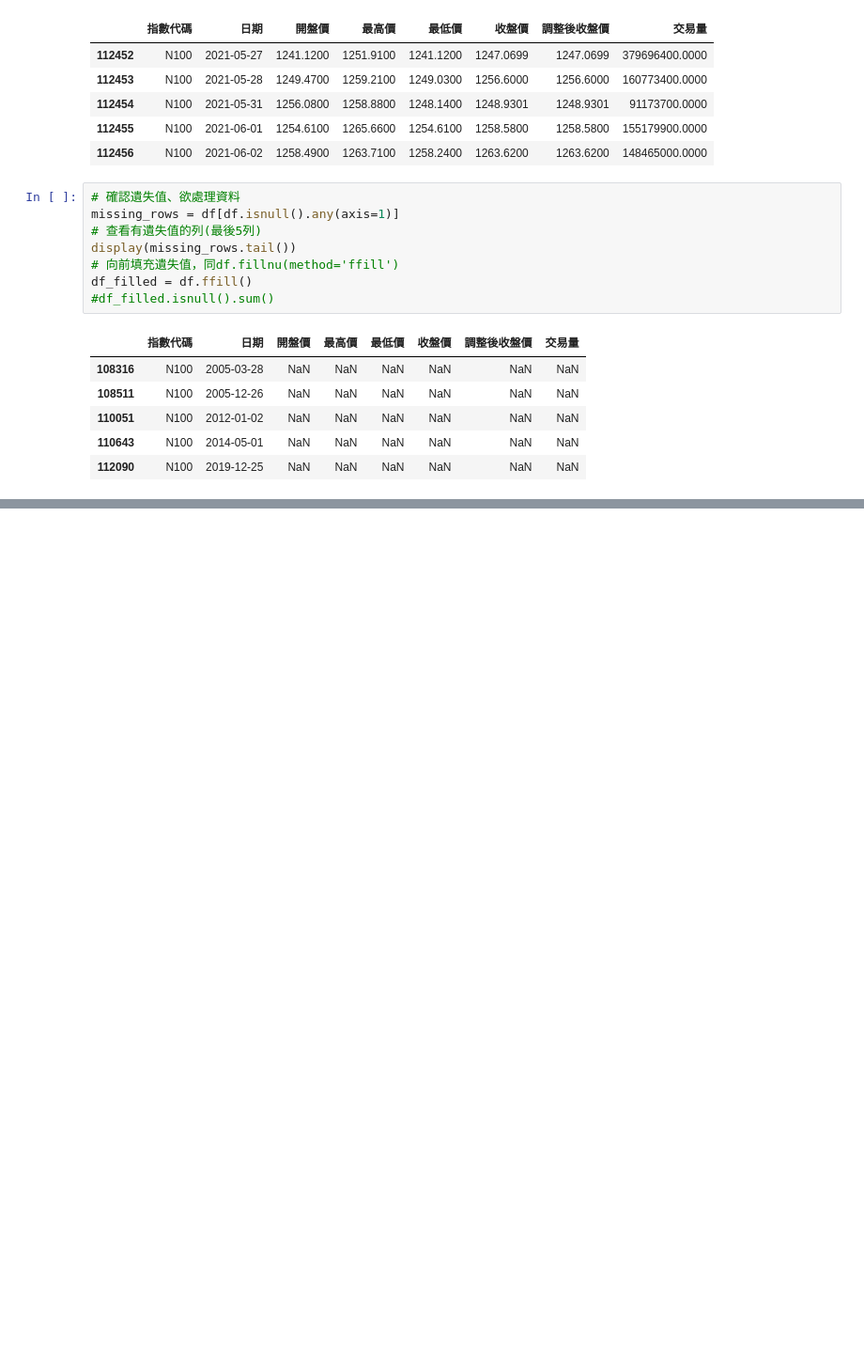
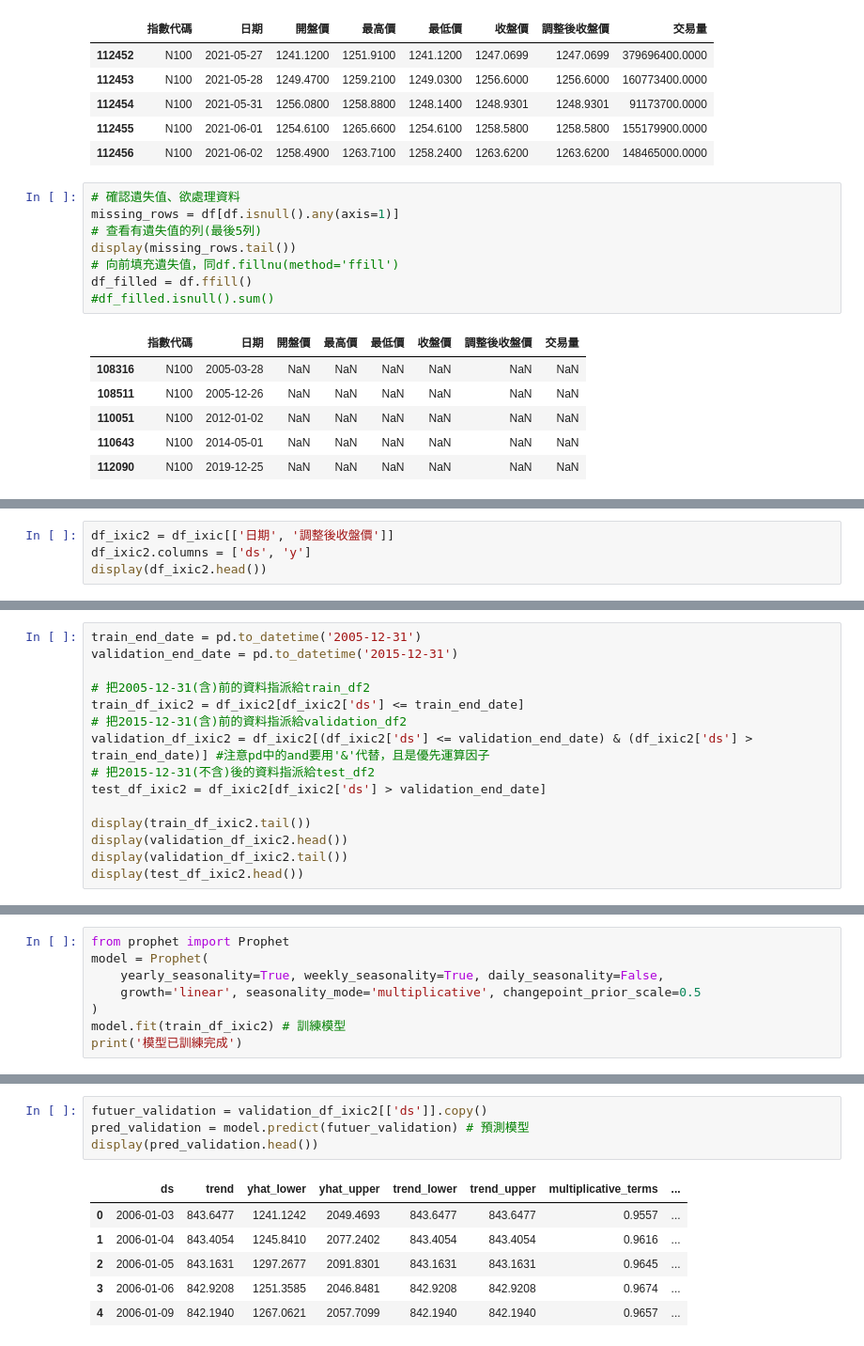
Before and after one commit to GaudiKao/learn-python-by-doing, a Jupyter notebook: Data_Structures&Alogrithms/證券交易所數據分類指數分析.ipynb, the cells around one changed output, grey strips where cells are left out. Shown at 94% size. Drawn from its saved outputs; the diff is of its cells as text; blank space fills up the shorter version.

```diff
--- a/Data_Structures&Alogrithms/證券交易所數據分類指數分析.ipynb
+++ b/Data_Structures&Alogrithms/證券交易所數據分類指數分析.ipynb
@@ -86,0 +88,4 @@ Name: count, dtype: int64
+# %%
+df_ixic2 = df_ixic[['日期', '調整後收盤價']]
+df_ixic2.columns = ['ds', 'y']
+display(df_ixic2.head())
@@ -86,0 +99,15 @@ Name: count, dtype: int64
+# %%
+train_end_date = pd.to_datetime('2005-12-31')
+validation_end_date = pd.to_datetime('2015-12-31')
+
+# 把2005-12-31(含)前的資料指派給train_df2
+train_df_ixic2 = df_ixic2[df_ixic2['ds'] <= train_end_date]
+# 把2015-12-31(含)前的資料指派給validation_df2
+validation_df_ixic2 = df_ixic2[(df_ixic2['ds'] <= validation_end_date) & (df_ixic2['ds'] > train_end_date)] #注意pd中的and要用'&'代替，且是優先運算因子
+# 把2015-12-31(不含)後的資料指派給test_df2
+test_df_ixic2 = df_ixic2[df_ixic2['ds'] > validation_end_date]
+
+display(train_df_ixic2.tail())
+display(validation_df_ixic2.head())
+display(validation_df_ixic2.tail())
+display(test_df_ixic2.head())
@@ -86,0 +139,8 @@ Name: count, dtype: int64
+# %%
+from prophet import Prophet
+model = Prophet(
+    yearly_seasonality=True, weekly_seasonality=True, daily_seasonality=False,
+    growth='linear', seasonality_mode='multiplicative', changepoint_prior_scale=0.5
+)
+model.fit(train_df_ixic2) # 訓練模型
+print('模型已訓練完成')
@@ -86,0 +151,11 @@ Name: count, dtype: int64
+# %%
+futuer_validation = validation_df_ixic2[['ds']].copy()
+pred_validation = model.predict(futuer_validation) # 預測模型
+display(pred_validation.head())
+# %% [output]
+|  | ds | trend | yhat_lower | yhat_upper | trend_lower | trend_upper | multiplicative_terms | ... |
+| 0 | 2006-01-03 | 843.6477 | 1241.1242 | 2049.4693 | 843.6477 | 843.6477 | 0.9557 | ... |
+| 1 | 2006-01-04 | 843.4054 | 1245.8410 | 2077.2402 | 843.4054 | 843.4054 | 0.9616 | ... |
+| 2 | 2006-01-05 | 843.1631 | 1297.2677 | 2091.8301 | 843.1631 | 843.1631 | 0.9645 | ... |
+| 3 | 2006-01-06 | 842.9208 | 1251.3585 | 2046.8481 | 842.9208 | 842.9208 | 0.9674 | ... |
+| 4 | 2006-01-09 | 842.1940 | 1267.0621 | 2057.7099 | 842.1940 | 842.1940 | 0.9657 | ... |
```
Also changed, not shown: parts of 6 cells of this notebook.
